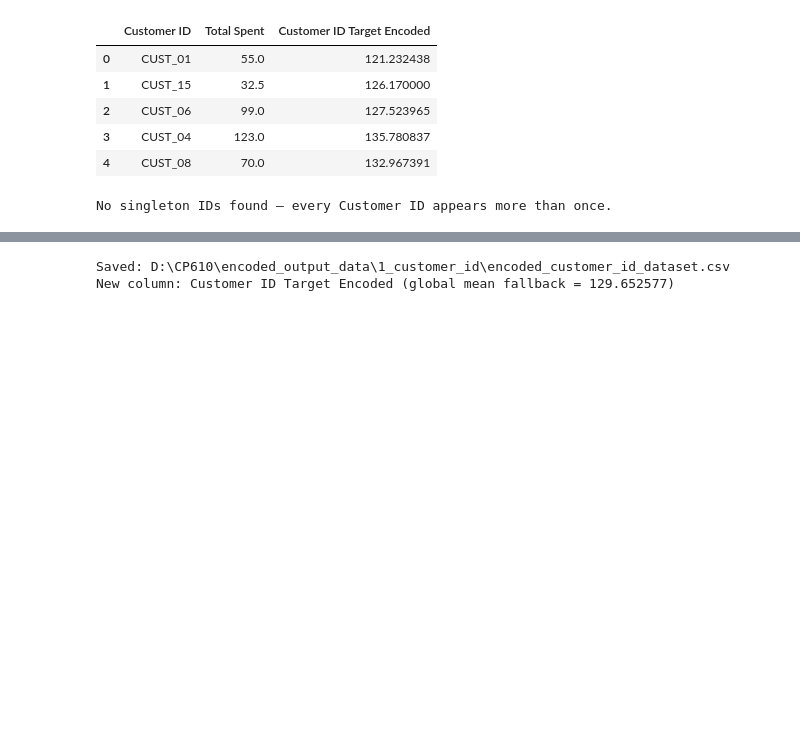
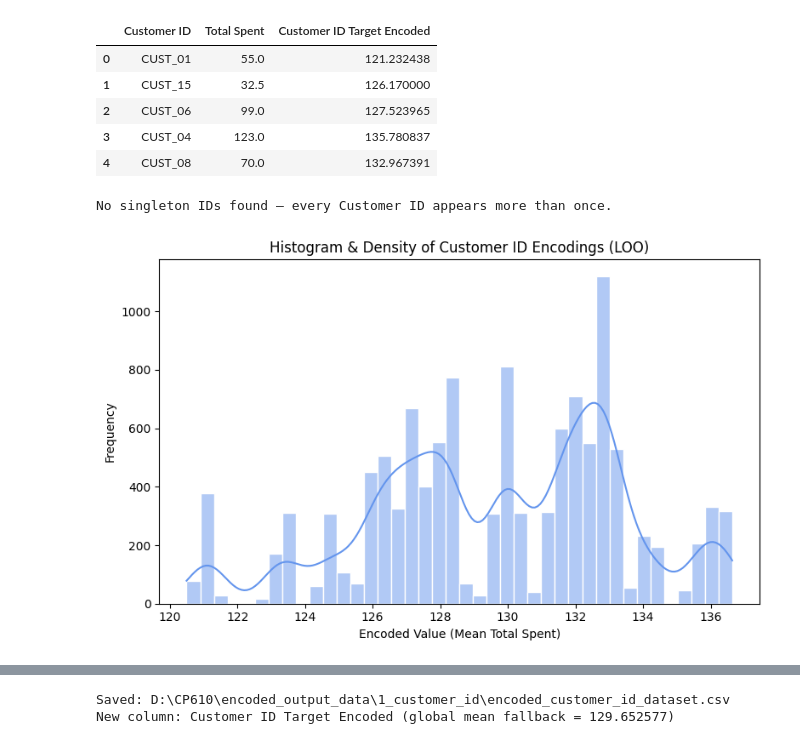
Before and after one commit to kronos9029/CP610-assignment1, a Jupyter notebook: customer_id/target_encode_customer_id.ipynb, the cells around one changed output, grey strips where cells are left out. Saved outputs shown, nothing was run; the diff lists cells and outputs as text; code cells hidden in the pictures; blank space fills up the shorter version.

```diff
--- a/customer_id/target_encode_customer_id.ipynb
+++ b/customer_id/target_encode_customer_id.ipynb
@@ -122,3 +122,22 @@ else:
     print(df[df[CUSTOMER_ID].isin(singletons)][[CUSTOMER_ID, TARGET_COL, ENCODED_COL]].head(10))
 # %% [output]
 No singleton IDs found — every Customer ID appears more than once.
+# %%
+import seaborn as sns
+import matplotlib.pyplot as plt
+
+plt.figure(figsize=(8, 5))
+sns.histplot(
+    df[ENCODED_COL],
+    bins=40,
+    kde=True,
+    color="cornflowerblue",
+    edgecolor="white"
+)
+plt.title("Histogram & Density of Customer ID Encodings (LOO)")
+plt.xlabel("Encoded Value (Mean Total Spent)")
+plt.ylabel("Frequency")
+plt.tight_layout()
+plt.show()
+# %% [output]
+[figure, added]
```
Also changed, not shown: parts of 1 cell of this notebook, 8 other files.
